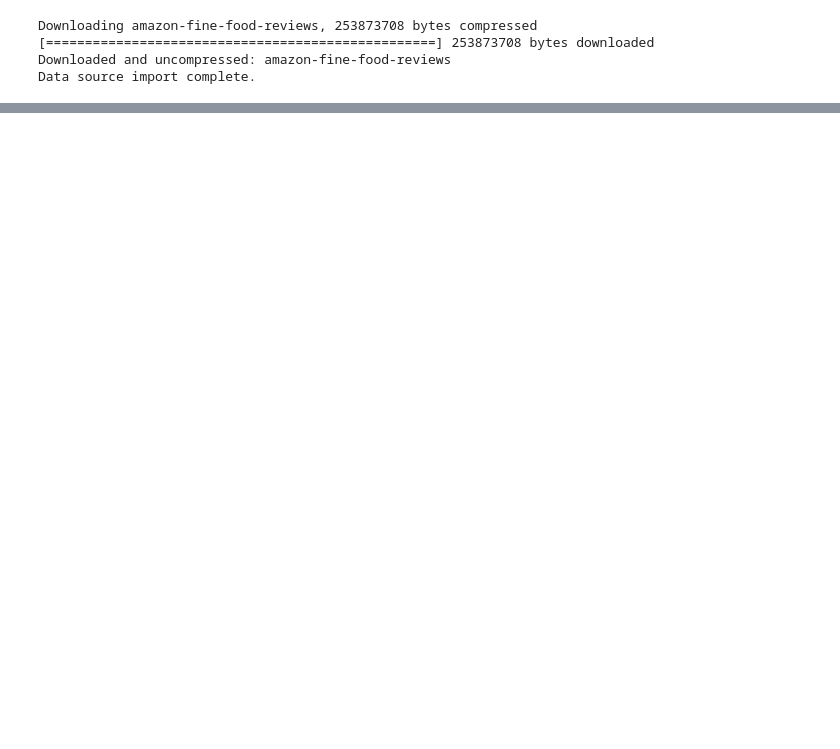
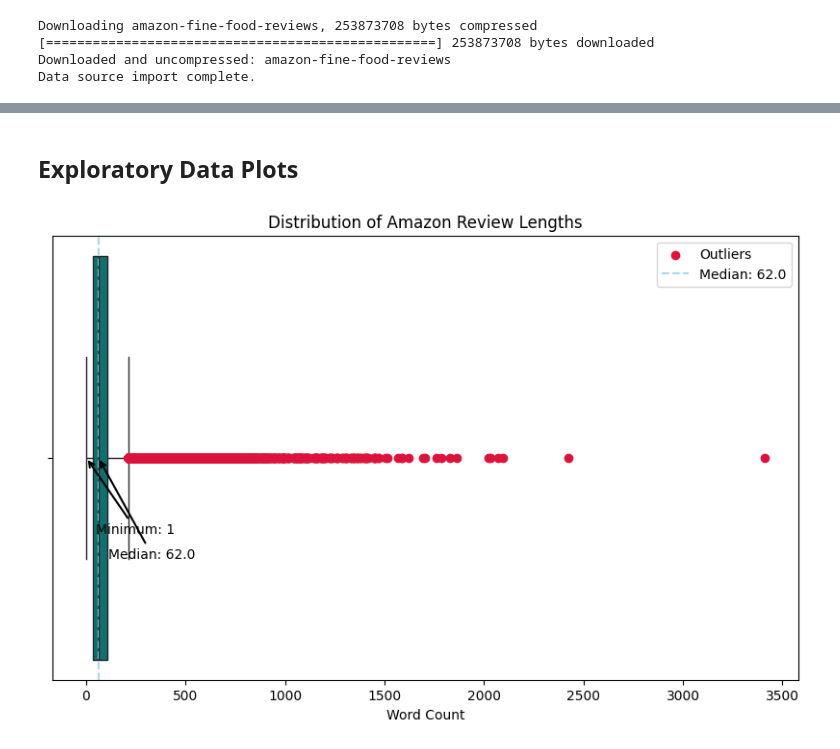
Before and after one commit to gkbrasselle/DS4002Project1, a Jupyter notebook: Project_1.ipynb, the cells around one changed output, grey strips where cells are left out. Drawn from its saved outputs; the diff is of its cells as text; code cells hidden in the pictures; blank space fills up the shorter version.

```diff
--- a/Project_1.ipynb
+++ b/Project_1.ipynb
@@ -204,0 +143,4 @@ filtered_df.to_csv('cleaned.csv')
+# %%
+# Create a new column that will contain the word count of the review
+df["WordCount"] = df["Text"].str.split().str.len()
+df.head()
@@ -204,0 +154,54 @@ filtered_df.to_csv('cleaned.csv')
+# %%
+# some of the reviews had hyperlinks or breaks that added weird characters when they were converted to text
+# we removed these characters and just replaced them with a space so that it wouldn't affect the reading score
+df['Text'] = df['Text'].str.replace('<br />|<br /><br />', ' ', regex=True)
+df['Text'] = df['Text'].str.replace(r'<a href="[^"]*">.*?</a>', ' ', regex=True)
+df['Text'] = df['Text'].str.replace(r'<span.*?>.*?</span>', ' ', regex=True)
+
+# make sure there aren't any reviews with no text
+df = df[df['Text'].str.strip() != '']
+df = df[df['Text'] != 'None']
+df = df[df['WordCount'] > 10]
+
+# make sure that all remaining reviews have at least one letter to analyze
+df = df[df['Text'].str.contains('[a-zA-Z]', regex=True)]
+# %% [markdown]
+## **Exploratory Data Plots**
+# %%
+import matplotlib.pyplot as plt
+import seaborn as sns
+import pandas as pd
+
+
+plt.figure(figsize=(10, 6))
+box_plot = sns.boxplot(x=df['WordCount'], color='teal', showfliers=False)
+
+# calculate IQR, lower and upper bounds to detect for outliers in data
+Q1 = df['WordCount'].quantile(0.25)
+Q3 = df['WordCount'].quantile(0.75)
+IQR = Q3 - Q1
+lower_bound = Q1 - 1.5 * IQR
+upper_bound = Q3 + 1.5 * IQR
+
+outliers = df[(df['WordCount'] < lower_bound) | (df['WordCount'] > upper_bound)]
+
+plt.scatter(outliers['WordCount'], [0] * len(outliers), color='crimson', zorder=3, label='Outliers')
+
+# retrieve median and minimum values of WordCount to display on plot
+median = df['WordCount'].median()
+minimum = df['WordCount'].min()
+
+plt.axvline(median, color='lightblue', linestyle='--', label=f'Median: {median}')
+plt.annotate(f'Median: {median}', xy=(median, 0), xytext=(median + 50, 0.2),
+             arrowprops=dict(facecolor='black', arrowstyle='->', lw=1.5))
+
+plt.annotate(f'Minimum: {minimum}', xy=(minimum, 0), xytext=(minimum + 50, 0.15),
+             arrowprops=dict(facecolor='blue', arrowstyle='->', lw=1.5))
+
+plt.title('Distribution of Amazon Review Lengths')
+plt.xlabel('Word Count')
+plt.legend()
+
+plt.show()
+# %% [output]
+[figure, added]
```
Also changed, not shown: parts of 44 cells of this notebook.
